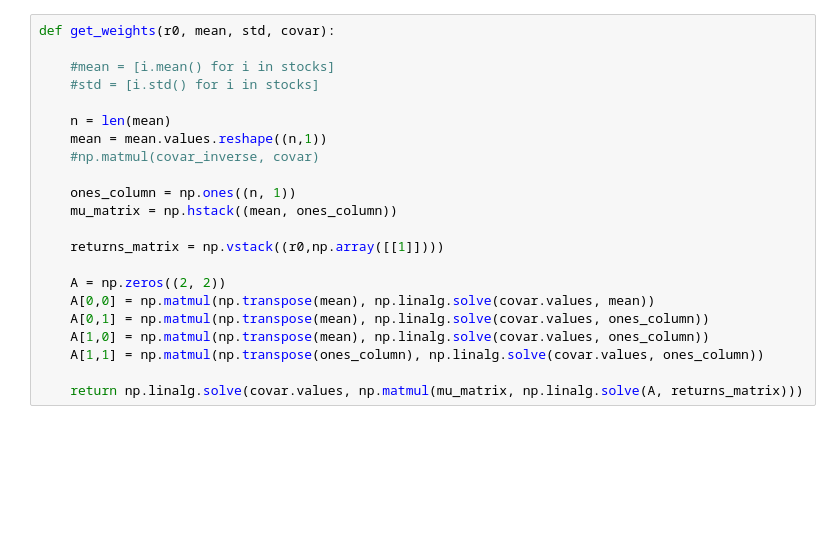
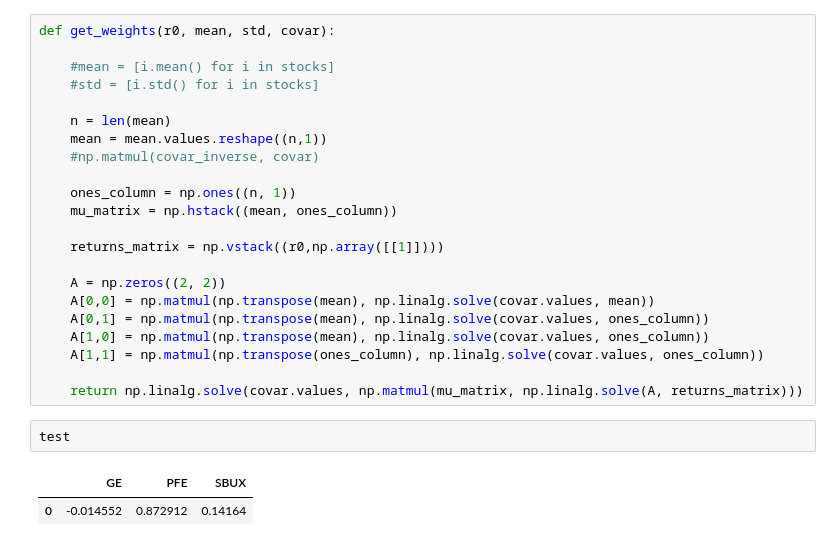
Before and after one commit to NSanip/Mentorship, a Jupyter notebook: Portfolio Creation Model.ipynb, the cells around one changed output. Cells and saved outputs as stored; diff of their text form; blank space fills up the shorter version.

```diff
--- a/Portfolio Creation Model.ipynb
+++ b/Portfolio Creation Model.ipynb
@@ -31,6 +31,11 @@ def get_weights(r0, mean, std, covar):
     A[1,1] = np.matmul(np.transpose(ones_column), np.linalg.solve(covar.values, ones_column))
 
     return np.linalg.solve(covar.values, np.matmul(mu_matrix, np.linalg.solve(A, returns_matrix)))
+# %%
+test
+# %% [output]
+|  | GE | PFE | SBUX |
+| 0 | -0.014552 | 0.872912 | 0.14164 |
 # %%
 X = stocks.resample("7d").mean()
 dates = X.index[1:-1]
```
Also changed, not shown: parts of 11 cells of this notebook, 1 other file.
